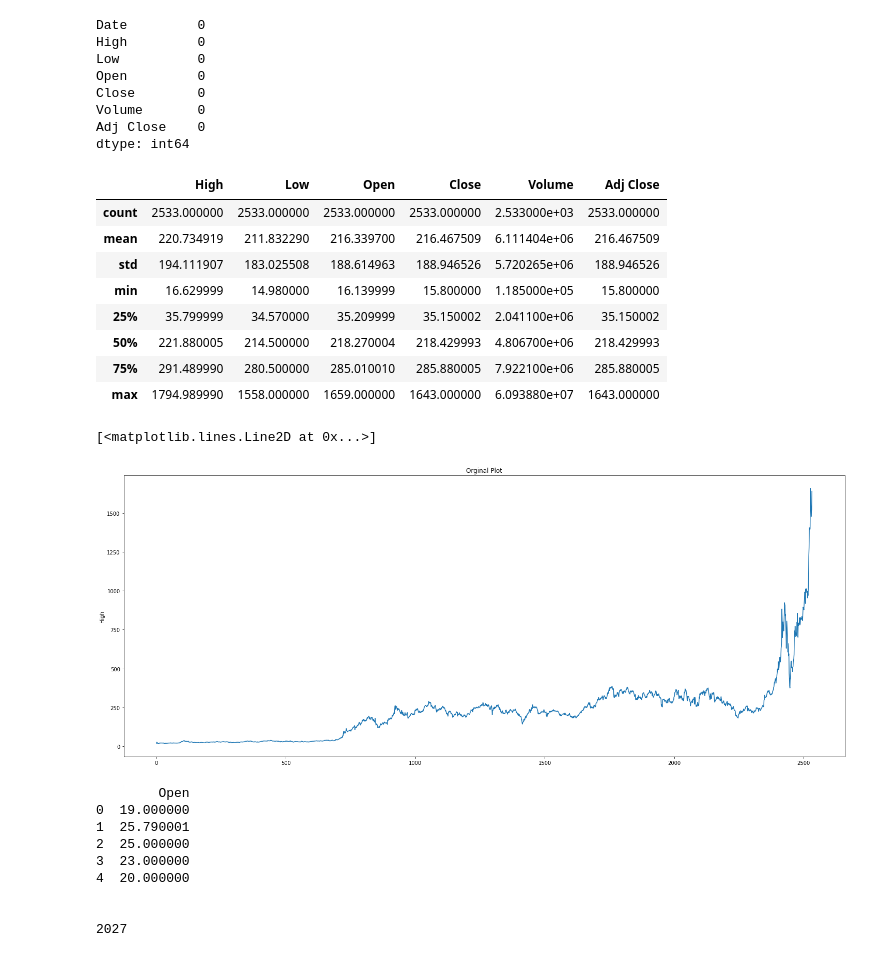
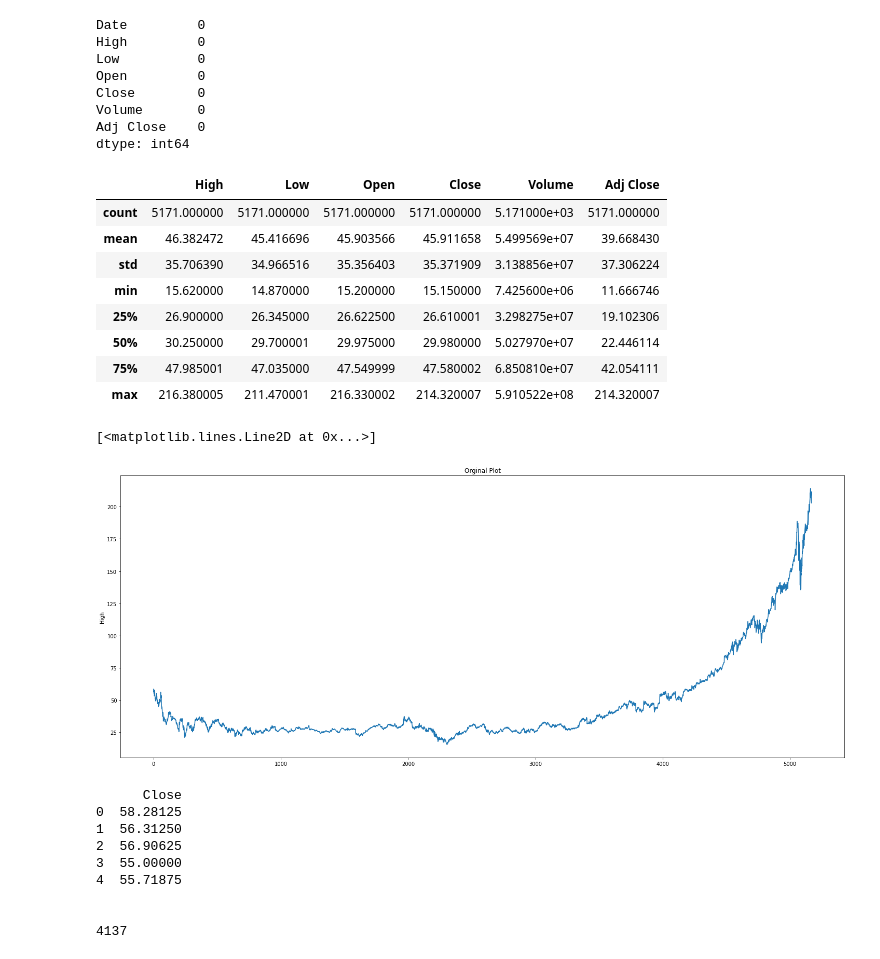
Before and after one commit to abakhru/stock_prediction, a Jupyter notebook: collab/AxisBankLSTM-checkpoint.ipynb, the cells around one changed output. Saved outputs shown, nothing was run; the diff lists cells and outputs as text; code cells hidden in the pictures.

```diff
--- a/collab/AxisBankLSTM-checkpoint.ipynb
+++ b/collab/AxisBankLSTM-checkpoint.ipynb
@@ -12,10 +12,13 @@ import warnings
 from datetime import datetime
 warnings.filterwarnings('ignore')
 import graphviz
+plt.style.use('fivethirtyeight')
 # %%
 TODAY_DATE = datetime.now().strftime("%Y-%m-%d")
-stock_symbol = 'TSLA'
-csv_path = Path(f'{stock_symbol.lower()}_quote_{TODAY_DATE}.csv')
+data_dir = Path.cwd().parent.resolve().joinpath('data')
+stock_symbol = 'MSFT'
+
+csv_path = data_dir.joinpath(f'{stock_symbol.lower()}_quote_{TODAY_DATE}.csv')
 if csv_path.exists():
     df = pd.read_csv(csv_path)
 else:
@@ -68,39 +71,39 @@ dtype: int64
 df.describe()
 # %% [output]
 |  | High | Low | Open | Close | Volume | Adj Close |
-| count | 2533.000000 | 2533.000000 | 2533.000000 | 2533.000000 | 2.533000e+03 | 2533.000000 |
-| mean | 220.734919 | 211.832290 | 216.339700 | 216.467509 | 6.111404e+06 | 216.467509 |
-| std | 194.111907 | 183.025508 | 188.614963 | 188.946526 | 5.720265e+06 | 188.946526 |
-| min | 16.629999 | 14.980000 | 16.139999 | 15.800000 | 1.185000e+05 | 15.800000 |
-| 25% | 35.799999 | 34.570000 | 35.209999 | 35.150002 | 2.041100e+06 | 35.150002 |
-| 50% | 221.880005 | 214.500000 | 218.270004 | 218.429993 | 4.806700e+06 | 218.429993 |
-| 75% | 291.489990 | 280.500000 | 285.010010 | 285.880005 | 7.922100e+06 | 285.880005 |
-| max | 1794.989990 | 1558.000000 | 1659.000000 | 1643.000000 | 6.093880e+07 | 1643.000000 |
+| count | 5171.000000 | 5171.000000 | 5171.000000 | 5171.000000 | 5.171000e+03 | 5171.000000 |
+| mean | 46.382472 | 45.416696 | 45.903566 | 45.911658 | 5.499569e+07 | 39.668430 |
+| std | 35.706390 | 34.966516 | 35.356403 | 35.371909 | 3.138856e+07 | 37.306224 |
+| min | 15.620000 | 14.870000 | 15.200000 | 15.150000 | 7.425600e+06 | 11.666746 |
+| 25% | 26.900000 | 26.345000 | 26.622500 | 26.610001 | 3.298275e+07 | 19.102306 |
+| 50% | 30.250000 | 29.700001 | 29.975000 | 29.980000 | 5.027970e+07 | 22.446114 |
+| 75% | 47.985001 | 47.035000 | 47.549999 | 47.580002 | 6.850810e+07 | 42.054111 |
+| max | 216.380005 | 211.470001 | 216.330002 | 214.320007 | 5.910522e+08 | 214.320007 |
 # %%
 plt.subplots(figsize = (25,10))
 plt.ylabel('High')
 plt.title('Orginal Plot')
-plt.plot('Open',data=df)
+plt.plot('Close', data=df)
 # %% [output]
 [<matplotlib.lines.Line2D at 0x...>]
-[figure, old version]
+[figure, new version]
 # %%
-data = df.filter(['Open'])
+data = df.filter(['Close'])
 print(data.head())
 print("\n")
 dataset = data.values
 training_data_len = int(np.ceil(len(dataset) * .8))
 print(training_data_len)
 # %% [output]
-        Open
-0  19.000000
-1  25.790001
-2  25.000000
-3  23.000000
-4  20.000000
+      Close
+0  58.28125
+1  56.31250
+2  56.90625
+3  55.00000
+4  55.71875
 
 
-2027
+4137
 # %%
 from sklearn.preprocessing import MinMaxScaler
 scaler = MinMaxScaler(feature_range=(0,1))
```
Also changed, not shown: parts of 12 cells of this notebook, 5 other files.
